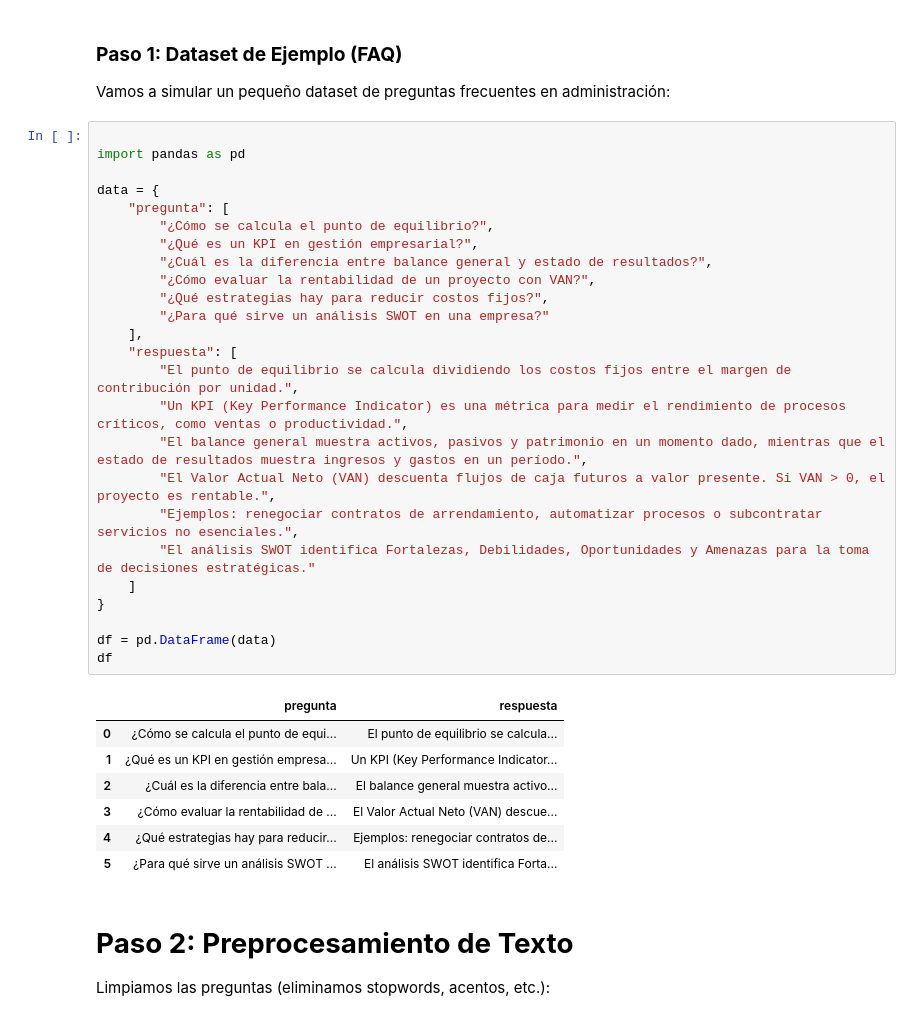
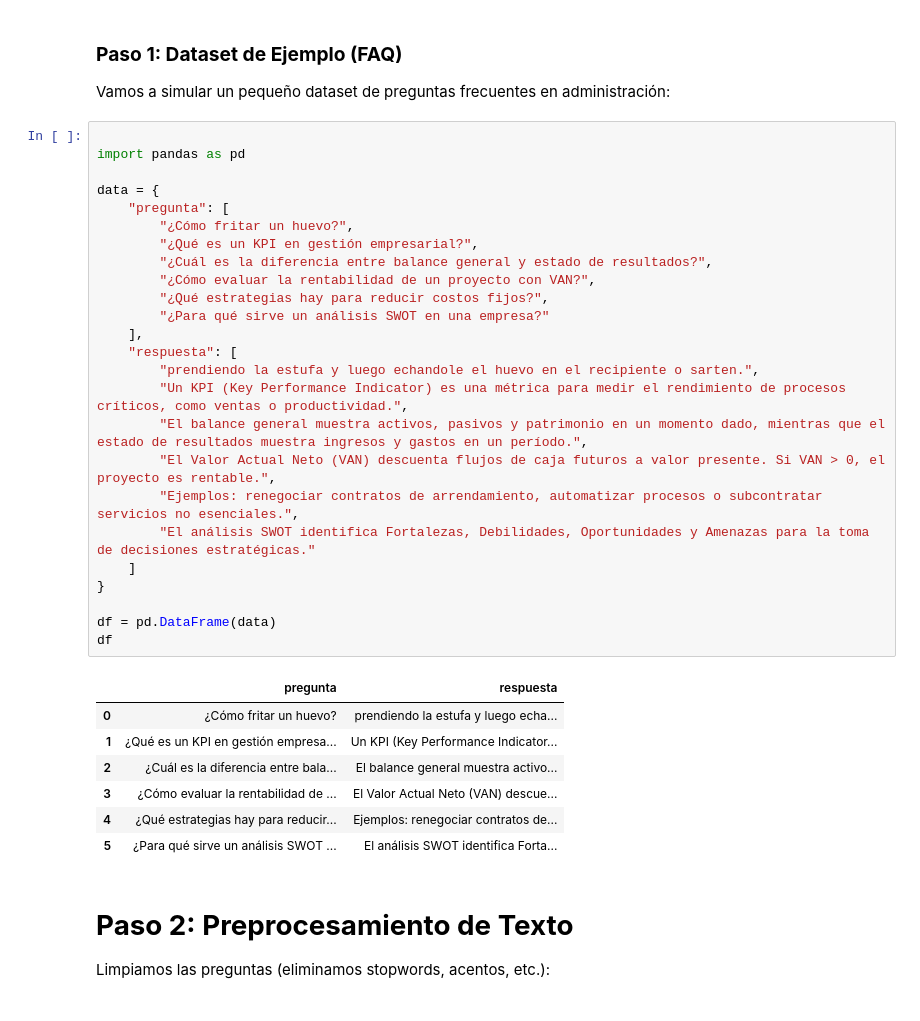
Before and after one commit to marco-canas/linea_invest_didact_math_data, a Jupyter notebook: 3_prop_invest_didact_ml_dl/1_g_lideres/4_fases_investig/1_2_diag_interven/2_secuencia_didac_ml/5_taller_clasi_1/2_tf_id_vectorizer.ipynb, the cells around one changed output. Saved outputs shown, nothing was run; the diff lists cells and outputs as text.

```diff
--- a/3_prop_invest_didact_ml_dl/1_g_lideres/4_fases_investig/1_2_diag_interven/2_secuencia_didac_ml/5_taller_clasi_1/2_tf_id_vectorizer.ipynb
+++ b/3_prop_invest_didact_ml_dl/1_g_lideres/4_fases_investig/1_2_diag_interven/2_secuencia_didac_ml/5_taller_clasi_1/2_tf_id_vectorizer.ipynb
@@ -204,31 +205,31 @@ Vamos a simular un pequeño dataset de preguntas frecuentes en administración:
 # %%
 
 import pandas as pd
 
 data = {
     "pregunta": [
-        "¿Cómo se calcula el punto de equilibrio?",
+        "¿Cómo fritar un huevo?",
         "¿Qué es un KPI en gestión empresarial?",
         "¿Cuál es la diferencia entre balance general y estado de resultados?",
         "¿Cómo evaluar la rentabilidad de un proyecto con VAN?",
         "¿Qué estrategias hay para reducir costos fijos?",
         "¿Para qué sirve un análisis SWOT en una empresa?"
     ],
     "respuesta": [
-        "El punto de equilibrio se calcula dividiendo los costos fijos entre el margen de contribución por unidad.",
+        "prendiendo la estufa y luego echandole el huevo en el recipiente o sarten.",
         "Un KPI (Key Performance Indicator) es una métrica para medir el rendimiento de procesos críticos, como ventas o productividad.",
         "El balance general muestra activos, pasivos y patrimonio en un momento dado, mientras que el estado de resultados muestra ingresos y gastos en un período.",
         "El Valor Actual Neto (VAN) descuenta flujos de caja futuros a valor presente. Si VAN > 0, el proyecto es rentable.",
         "Ejemplos: renegociar contratos de arrendamiento, automatizar procesos o subcontratar servicios no esenciales.",
         "El análisis SWOT identifica Fortalezas, Debilidades, Oportunidades y Amenazas para la toma de decisiones estratégicas."
     ]
 }
 
 df = pd.DataFrame(data)
 df
 # %% [output]
 |  | pregunta | respuesta |
-| 0 | ¿Cómo se calcula el punto de equi... | El punto de equilibrio se calcula... |
+| 0 | ¿Cómo fritar un huevo? | prendiendo la estufa y luego echa... |
 | 1 | ¿Qué es un KPI en gestión empresa... | Un KPI (Key Performance Indicator... |
 | 2 | ¿Cuál es la diferencia entre bala... | El balance general muestra activo... |
 | 3 | ¿Cómo evaluar la rentabilidad de ... | El Valor Actual Neto (VAN) descue... |
```
Also changed, not shown: parts of 17 cells of this notebook, 1 other file.
